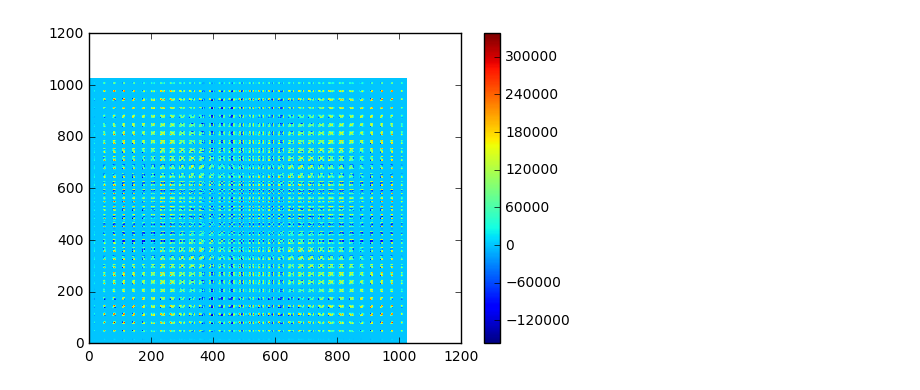
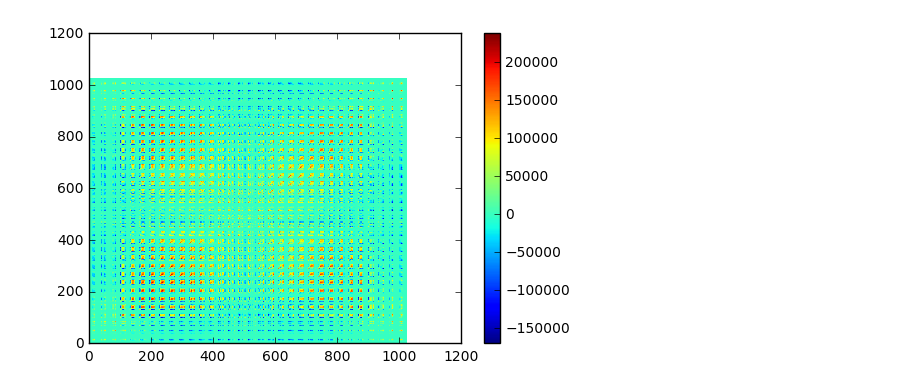
Before and after one commit to shiny2448/DSB-2017, a Jupyter notebook: project_YCLS.ipynb, the cells around one changed output. Saved outputs shown, nothing was run; the diff lists cells and outputs as text; code cells hidden in the pictures.

```diff
--- a/project_YCLS.ipynb
+++ b/project_YCLS.ipynb
@@ -7,29 +7,30 @@ import pylab as plb
 import pandas as pd
 #print os.path.relpath(".","..")
 # %%
-path = 'DOI/LUNG1-003/1.3.6.1.4.1.32722.99.99.247726286795860121686796574974227334270/1.3.6.1.4.1.32722.99.99.238922279929619243990469813419868528595'
+#path = 'DOI/LUNG1-003/1.3.6.1.4.1.32722.99.99.247726286795860121686796574974227334270/1.3.6.1.4.1.32722.99.99.238922279929619243990469813419868528595'
+path = '00cba091fa4ad62cc3200a657aeb957e'
 num_files = len([f for f in os.listdir(path)
                 if os.path.isfile(os.path.join(path, f))])
 #print "num files in folder" num_files
 file_list = glob(os.path.join(path,'*.dcm'))
 image_list = []
 SCALE_CONST = 16
 for dicom_file in file_list:
     image = dicom.read_file(dicom_file)
     image_features = [np.mean([image.pixel_array[SCALE_CONST*i+i2][SCALE_CONST*j+j2] for j2 in range(SCALE_CONST) for i2 in range(SCALE_CONST)]) for j in range(image.Columns/SCALE_CONST) for i in range(image.Rows/SCALE_CONST)]
     #image_features = [image.pixel_array[i][j] for j in range(image.Columns) for i in range(image.Rows)]
     image_list.append(image_features)
 #now image_list is 107x262144
 image_list = np.array(image_list)
 std_list = np.std(image_list,axis=1)
 zero_std_index = []
 for i in range(std_list.shape[0]):
     if std_list[i]==0:
         zero_std_index.append(i)
 image_list = np.delete(image_list,zero_std_index,1)
 image_cov = np.cov(image_list.T)
 plb.pcolor(image_cov)
 plb.colorbar()
 plb.show()
 # %% [output]
-[figure, old version]
+[figure, new version]
```
